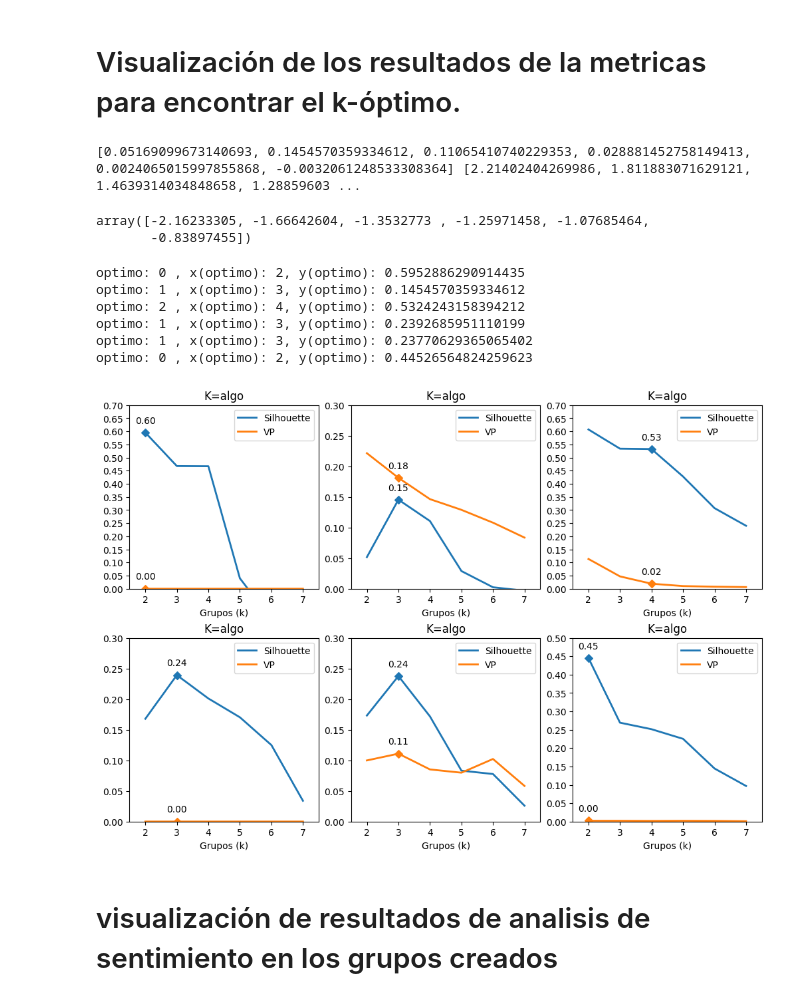
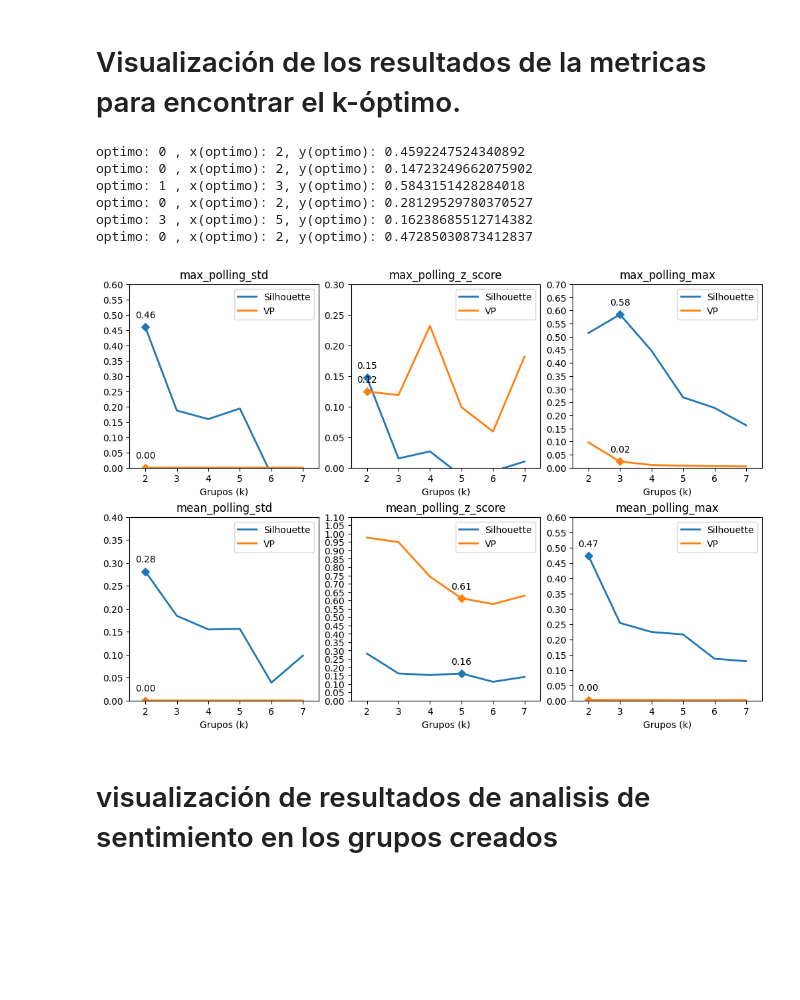
Before and after one commit to jpnahuelpan/TT-Pregrado, a Jupyter notebook: notebooks/1.2-jpn-agrupamiento_ML.ipynb, the cells around one changed output. Cells and saved outputs as stored; diff of their text form; code cells hidden in the pictures; blank space fills up the shorter version.

```diff
--- a/notebooks/1.2-jpn-agrupamiento_ML.ipynb
+++ b/notebooks/1.2-jpn-agrupamiento_ML.ipynb
@@ -39,3 +35,12 @@ data_ml = {
+# %%
+data_ml = {
+        "max_polling_std": Features.std_normalization(max_poll),
+        "max_polling_z_score": Features.z_score_normalization(max_poll),
+        "max_polling_max": Features.min_max_normalization(max_poll),
+        "mean_polling_std": Features.std_normalization(mean_poll),
+        "mean_polling_z_score": Features.z_score_normalization(mean_poll),
+        "mean_polling_max": Features.min_max_normalization(mean_poll),
+    }
 # %%
 def find_indexs(list, value):
     list_aux = list.copy()
@@ -86,35 +69,38 @@ def decimal_scaling_normalization(vector):
 from sklearn.cluster import KMeans
 from sklearn import metrics
 agrupamiento = {}
-VP_by_k_centroids = []
-silhouettes_by_k_centroids = []
+metricas = {}
 for K in range(2, 8):
     si = []
     vp = []
     for key, value in data_ml.items():
+        if key not in metricas:
+            metricas[key] = {
+                "silhouettes_by_k_centroids": [],
+                "VP_by_k_centroids": [],
+            }
         # value shape: (77, 768)
         value = np.array(value)
         kmeans = KMeans(
             n_clusters=K,
             init="random",
-            max_iter=100,
+            max_iter=1000,
             random_state=1,
             n_init=1,
         )
         cluster_labels = kmeans.fit_predict(value)
         centers = kmeans.cluster_centers_
         agrupamiento[key] = list(cluster_labels)
-        si.append(metrics.silhouette_score(
-            value, kmeans.labels_, metric="sqeuclidean"))
         variances = []
         for k in range(K):
-            variance = cluster_variance(value, cluster_labels, centers, k)
+            variance = Features.cluster_variance(value, cluster_labels, centers, k)
             variances.append(variance)
         avg_variance = sum(variances)/len(variances)
         vp.append(avg_variance)
-    silhouettes_by_k_centroids.append(si)
-    VP_by_k_centroids.append(vp)
+        si.append(metrics.silhouette_score(
+            value, kmeans.labels_, metric="sqeuclidean"))
+        metricas[key]["silhouettes_by_k_centroids"].append(metrics.silhouette_score(
+            value, kmeans.labels_, metric="sqeuclidean"))
+        metricas[key]["VP_by_k_centroids"].append(avg_variance)
 
-    #print(f"{round(metrica[0], 3)} {round(metrica[1], 3)} {round(metrica[2], 3)} {round(metrica[3], 3)} {round(metrica[4], 3)} {round(metrica[5], 3)}")
-print(silhouettes_by_k_centroids)
-print(VP_by_k_centroids)
+# metricas
@@ -166,58 +109,53 @@ x = range(2, 8)
-# %%
-print(silhouettes_by_k_centroids[1], VP_by_k_centroids[1])
-np.array(silhouettes_by_k_centroids[1]) - np.array(VP_by_k_centroids[1])
-# %% [output]
-[0.05169099673140693, 0.1454570359334612, 0.11065410740229353, 0.028881452758149413, 0.0024065015997855868, -0.0032061248533308364] [2.21402404269986, 1.811883071629121, 1.4639314034848658, 1.28859603 ...
-array([-2.16233305, -1.66642604, -1.3532773 , -1.25971458, -1.07685464,
-       -0.83897455])
 # %%
 import matplotlib.pyplot as plt
 #plt.style.use('_mpl-gallery')
+x = range(2, 8)
 k_optimos = []
 fig, axs = plt.subplots(ncols=3, nrows=2, figsize=(10, 7),
                         layout="constrained")
-for ax, sI, vP in zip(axs.flat, silhouettes_by_k_centroids, VP_by_k_centroids):
-    vP = decimal_scaling_normalization(np.array(vP))
-    optimo = optimo_k(sI, vP)
+for ax, metricas_key in zip(axs.flat, metricas.keys()):
+    sI = metricas[metricas_key]["silhouettes_by_k_centroids"]
+    vP = Features.decimal_scaling_normalization(np.array(metricas[metricas_key]["VP_by_k_centroids"]))
+    optimo = Features.optimo_k(sI, vP)
     k_optimos.append(optimo)
     print(f"optimo: {optimo} , x(optimo): {x[optimo]}, y(optimo): {sI[optimo]}")
     # plot
 
     ax.plot(x, sI, linewidth=2.0, label="Silhouette")
     ax.plot(x, vP, linewidth=2.0, label="VP")
     ax.scatter([x[optimo]], [sI[optimo]], marker="D")
     ax.scatter(x[optimo], vP[optimo], marker="D")
     y_max_lim = max([max(vP), max(sI)])
     y_max_lim = round(y_max_lim, 1) + 0.1
     ax.set(xlim=(x[0] - 0.5, x[-1] + 0.5), xticks=np.arange(x[0], x[-1] + 1),
         ylim=(0, y_max_lim), yticks=np.arange(0, y_max_lim + 0.05, 0.05))
     ax.set_xlabel("Grupos (k)")
 
     label0 = "{:.2f}".format(sI[optimo])
     ax.annotate(label0,
                 (x[optimo],sI[optimo]),
                 textcoords="offset points",
                 xytext=(0,10),
                 ha='center')
     label1 = "{:.2f}".format(vP[optimo])
     ax.annotate(label1,
                 (x[optimo],vP[optimo]),
                 textcoords="offset points",
                 xytext=(0,10),
                 ha='center')
-    ax.set_title(f"K=algo")
+    ax.set_title(f"{metricas_key}")
     ax.legend()
 k_optimos = np.array(k_optimos) + 2
 
 plt.show()
 # %% [output]
-optimo: 0 , x(optimo): 2, y(optimo): 0.5952886290914435
-optimo: 1 , x(optimo): 3, y(optimo): 0.1454570359334612
-optimo: 2 , x(optimo): 4, y(optimo): 0.5324243158394212
-optimo: 1 , x(optimo): 3, y(optimo): 0.2392685951110199
-optimo: 1 , x(optimo): 3, y(optimo): 0.23770629365065402
-optimo: 0 , x(optimo): 2, y(optimo): 0.44526564824259623
+optimo: 0 , x(optimo): 2, y(optimo): 0.4592247524340892
+optimo: 0 , x(optimo): 2, y(optimo): 0.14723249662075902
+optimo: 1 , x(optimo): 3, y(optimo): 0.5843151428284018
+optimo: 0 , x(optimo): 2, y(optimo): 0.28129529780370527
+optimo: 3 , x(optimo): 5, y(optimo): 0.16238685512714382
+optimo: 0 , x(optimo): 2, y(optimo): 0.47285030873412837
-[figure, old version]
+[figure, new version]
 # %% [markdown]
 # visualización de resultados de analisis de sentimiento en los grupos creados
 # %%
```
Also changed, not shown: parts of 22 cells of this notebook, 3 other files.
